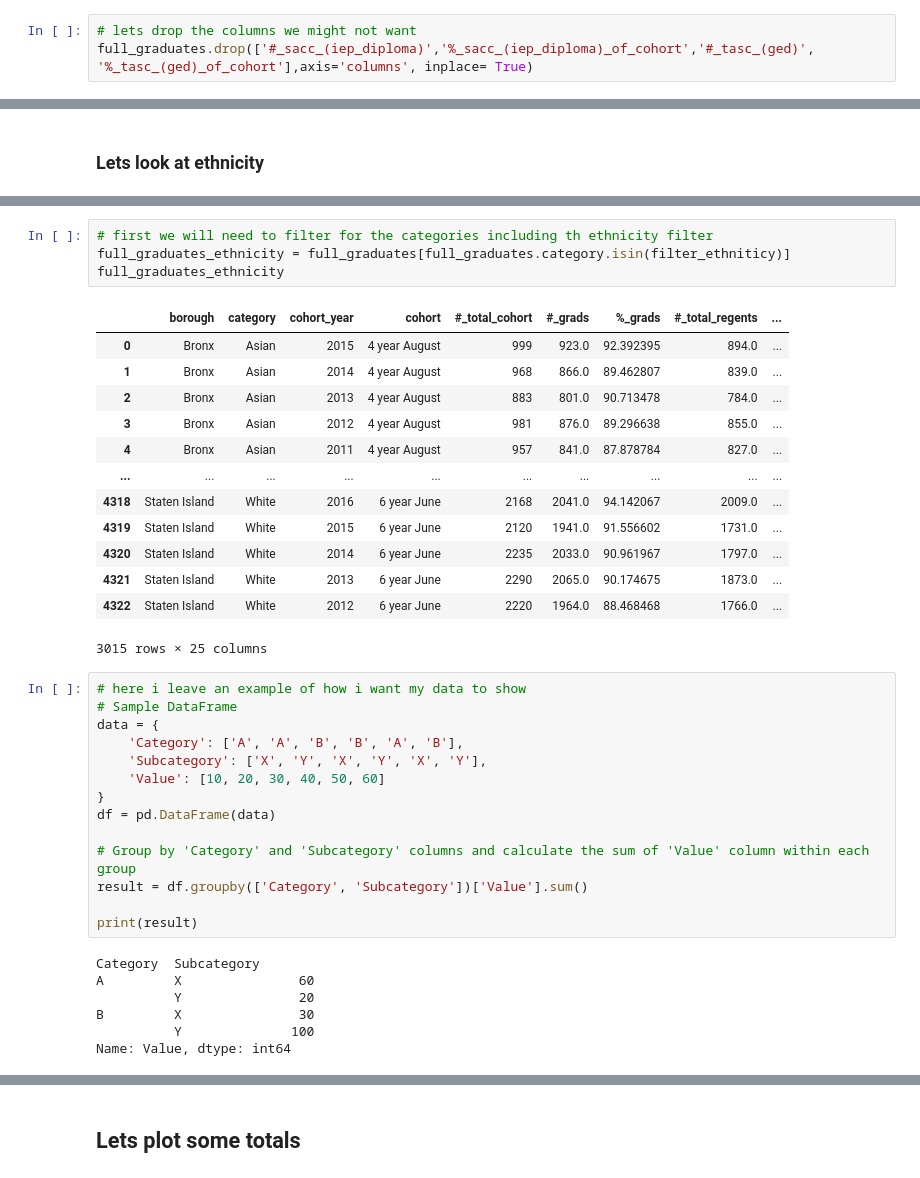
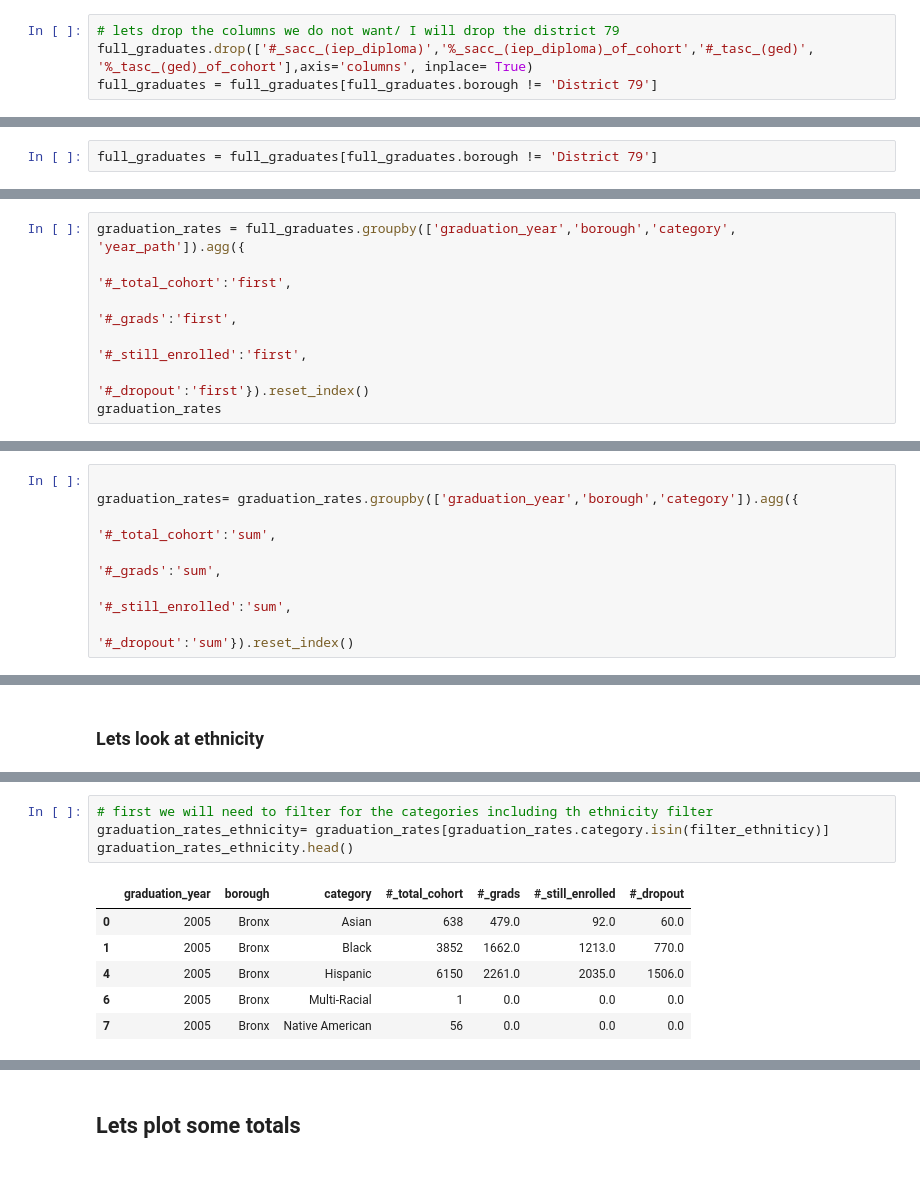
Before and after one commit to Jeff-Brady/crime_nerds, a Jupyter notebook: notebook_almu.ipynb, the cells around one changed output, grey strips where cells are left out. Saved outputs shown, nothing was run; the diff lists cells and outputs as text.

```diff
--- a/notebook_almu.ipynb
+++ b/notebook_almu.ipynb
@@ -327,5 +321,6 @@ full_graduates
 | 5056 | Staten Island | Not Econ Disadv | 2012 | 6 year June | 2410 | 2098 | 87.05394 | 1898 | ... |
 5057 rows × 29 columns
 # %%
-# lets drop the columns we might not want
+# lets drop the columns we do not want/ I will drop the district 79
 full_graduates.drop(['#_sacc_(iep_diploma)','%_sacc_(iep_diploma)_of_cohort','#_tasc_(ged)', '%_tasc_(ged)_of_cohort'],axis='columns', inplace= True)
+full_graduates = full_graduates[full_graduates.borough != 'District 79']
@@ -347,0 +327,2 @@ full_graduates
+# %%
+full_graduates = full_graduates[full_graduates.borough != 'District 79']
@@ -436,0 +477,7 @@ print(full_graduates['graduation_year'].unique())
+# %%
+graduation_rates = full_graduates.groupby(['graduation_year','borough','category', 'year_path']).agg({
+                                                                                                        '#_total_cohort':'first',
+                                                                                                        '#_grads':'first',
+                                                                                                        '#_still_enrolled':'first',
+                                                                                                        '#_dropout':'first'}).reset_index()
+graduation_rates
@@ -436,0 +498,7 @@ print(full_graduates['graduation_year'].unique())
+# %%
+
+graduation_rates= graduation_rates.groupby(['graduation_year','borough','category']).agg({
+                                                                                                  '#_total_cohort':'sum',
+                                                                                                    '#_grads':'sum',
+                                                                                                    '#_still_enrolled':'sum',
+                                                                                                    '#_dropout':'sum'}).reset_index()
@@ -445,39 +615,11 @@ filter_econ_situation = ['Econ Disadv', 'Not Econ Disadv']
 # %%
 # first we will need to filter for the categories including th ethnicity filter
-full_graduates_ethnicity = full_graduates[full_graduates.category.isin(filter_ethniticy)]
-full_graduates_ethnicity
+graduation_rates_ethnicity= graduation_rates[graduation_rates.category.isin(filter_ethniticy)]
+graduation_rates_ethnicity.head()
 # %% [output]
-|  | borough | category | cohort_year | cohort | #_total_cohort | #_grads | %_grads | #_total_regents | ... |
-| 0 | Bronx | Asian | 2015 | 4 year August | 999 | 923.0 | 92.392395 | 894.0 | ... |
-| 1 | Bronx | Asian | 2014 | 4 year August | 968 | 866.0 | 89.462807 | 839.0 | ... |
-| 2 | Bronx | Asian | 2013 | 4 year August | 883 | 801.0 | 90.713478 | 784.0 | ... |
-| 3 | Bronx | Asian | 2012 | 4 year August | 981 | 876.0 | 89.296638 | 855.0 | ... |
-| 4 | Bronx | Asian | 2011 | 4 year August | 957 | 841.0 | 87.878784 | 827.0 | ... |
-| ... | ... | ... | ... | ... | ... | ... | ... | ... | ... |
-| 4318 | Staten Island | White | 2016 | 6 year June | 2168 | 2041.0 | 94.142067 | 2009.0 | ... |
-| 4319 | Staten Island | White | 2015 | 6 year June | 2120 | 1941.0 | 91.556602 | 1731.0 | ... |
-| 4320 | Staten Island | White | 2014 | 6 year June | 2235 | 2033.0 | 90.961967 | 1797.0 | ... |
-| 4321 | Staten Island | White | 2013 | 6 year June | 2290 | 2065.0 | 90.174675 | 1873.0 | ... |
-| 4322 | Staten Island | White | 2012 | 6 year June | 2220 | 1964.0 | 88.468468 | 1766.0 | ... |
+|  | graduation_year | borough | category | #_total_cohort | #_grads | #_still_enrolled | #_dropout |
+| 0 | 2005 | Bronx | Asian | 638 | 479.0 | 92.0 | 60.0 |
+| 1 | 2005 | Bronx | Black | 3852 | 1662.0 | 1213.0 | 770.0 |
+| 4 | 2005 | Bronx | Hispanic | 6150 | 2261.0 | 2035.0 | 1506.0 |
+| 6 | 2005 | Bronx | Multi-Racial | 1 | 0.0 | 0.0 | 0.0 |
+| 7 | 2005 | Bronx | Native American | 56 | 0.0 | 0.0 | 0.0 |
-3015 rows × 25 columns
-# %%
-# here i leave an example of how i want my data to show
-# Sample DataFrame
-data = {
-    'Category': ['A', 'A', 'B', 'B', 'A', 'B'],
-    'Subcategory': ['X', 'Y', 'X', 'Y', 'X', 'Y'],
-    'Value': [10, 20, 30, 40, 50, 60]
-}
-df = pd.DataFrame(data)
-
-# Group by 'Category' and 'Subcategory' columns and calculate the sum of 'Value' column within each group
-result = df.groupby(['Category', 'Subcategory'])['Value'].sum()
-
-print(result)
-# %% [output]
-Category  Subcategory
-A         X               60
-          Y               20
-B         X               30
-          Y              100
-Name: Value, dtype: int64
```
Also changed, not shown: parts of 96 cells of this notebook, 2 other files.
